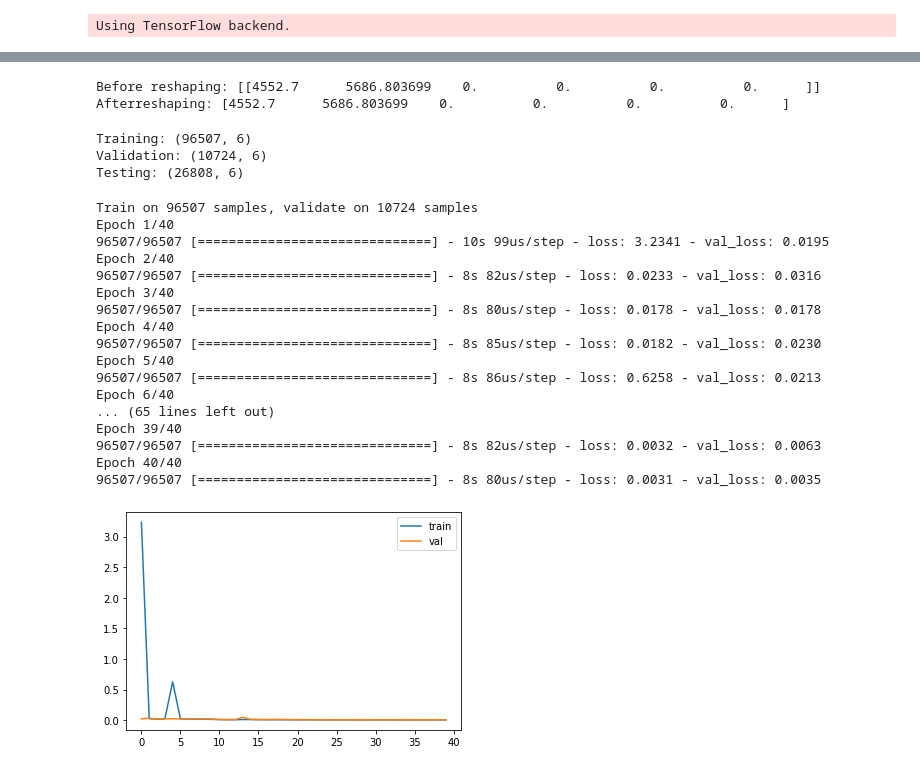
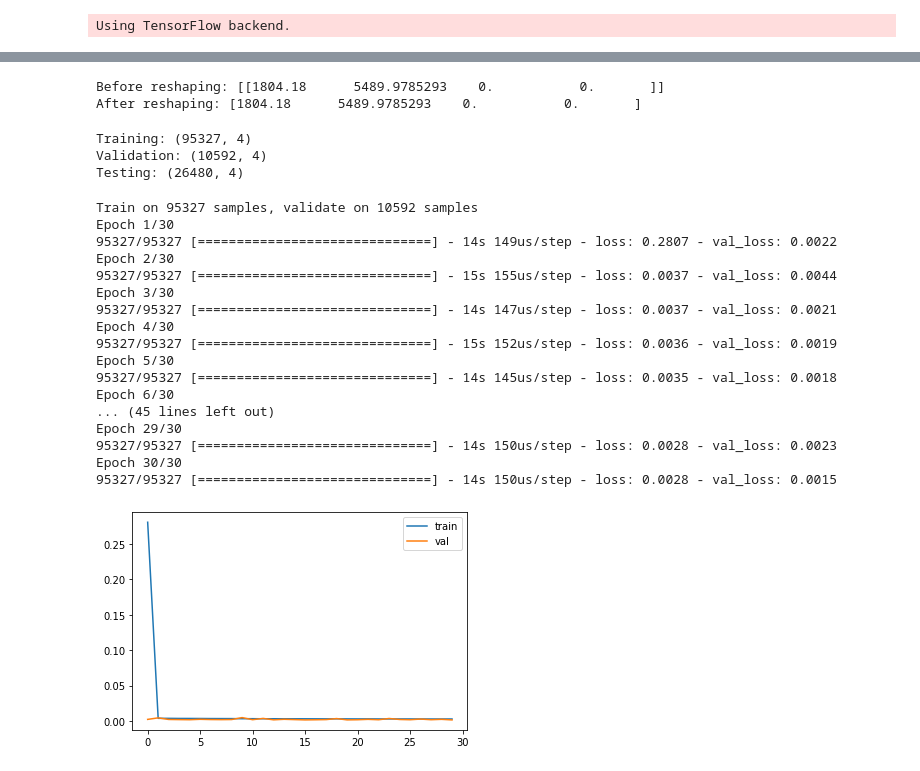
Before and after one commit to vrushaligirkar/Labquake-Prediction, a Jupyter notebook: DeepLearning/mlp_1.ipynb, the cells around one changed output, grey strips where cells are left out. Saved outputs shown, nothing was run; the diff lists cells and outputs as text; code cells hidden in the pictures.

```diff
--- a/DeepLearning/mlp_1.ipynb
+++ b/DeepLearning/mlp_1.ipynb
@@ -61,0 +52,11 @@ Target shape, Y =  (134039,)
+# %%
+# Preprocessing
+
+df = df.drop(['Time', 'Vel_der', 'T_der'], axis=1)   # Drop irrelevant features
+
+arr = df.to_numpy()
+n_steps = 1
+xdf, ydf = create_timesteps(arr, n_steps)
+
+print('Features shape, X = ', np.shape(xdf))
+print('Target shape, Y = ', np.shape(ydf))
@@ -62,57 +66,62 @@ Target shape, Y =  (134039,)
 # %%
-# Reshape features from 2D to 1D
+# Reshape features from 3D to 2D
 
 print('Before reshaping:', xdf[0])
-n_input = xdf.shape[1]*xdf.shape[2]
-xdf = xdf.reshape((xdf.shape[0], n_input))
-print('Afterreshaping:', xdf[0])
+n = xdf.shape[1]*xdf.shape[2]
+xdf = xdf.reshape((xdf.shape[0], n))
+print('After reshaping:', xdf[0])
 # %% [output]
-Before reshaping: [[4552.7      5686.803699    0.          0.          0.          0.      ]]
-Afterreshaping: [4552.7      5686.803699    0.          0.          0.          0.      ]
+Before reshaping: [[1804.18      5489.9785293    0.           0.       ]]
+After reshaping: [1804.18      5489.9785293    0.           0.       ]
 # %%
-## Split into train-val-test
+# Split into train-val-test
 x_train, x_test, y_train, y_test = train_test_split(xdf, ydf, test_size=0.2, shuffle=False)
 X_train, X_val, Y_train, Y_val = train_test_split(x_train, y_train, test_size=0.1, shuffle=False)
+
+# Normalize the features
+scaler = MinMaxScaler()
+X_train = pd.DataFrame(scaler.fit_transform(X_train))
+X_val = pd.DataFrame(scaler.transform(X_val))
+x_test = pd.DataFrame(scaler.transform(x_test))
+
 print("Training:", np.shape(X_train))
 print("Validation:", np.shape(X_val))
 print("Testing:", np.shape(x_test))
 # %% [output]
-Training: (96507, 6)
-Validation: (10724, 6)
-Testing: (26808, 6)
+Training: (95327, 4)
+Validation: (10592, 4)
+Testing: (26480, 4)
 # %%
 # Build the model
 
 model = Sequential()
-model.add(Dense(512, kernel_initializer = 'normal', input_dim = n_input, activation='relu'))
+model.add(Dense(512, kernel_initializer = 'normal', input_dim = n, activation='relu'))
 model.add(Dense(256, kernel_initializer = 'normal', activation='relu'))
-#model.add(Dropout(0.1))
 model.add(Dense(32, kernel_initializer = 'normal', activation='relu'))
-#model.add(BatchNormalization())
 model.add(Dense(1, kernel_initializer = 'normal', activation='linear'))
 model.compile(loss='mse', optimizer='adam')
-history = model.fit(X_train, Y_train, epochs=40, batch_size=32, validation_data=(X_val, Y_val), verbose=1)
+history = model.fit(X_train, Y_train, epochs=30, batch_size=32, validation_data=(X_val, Y_val), verbose=1)
 plt.plot(history.history['loss'], label='train')
 plt.plot(history.history['val_loss'], label='val')
 plt.legend()
 plt.show()
 # %% [output]
-Train on 96507 samples, validate on 10724 samples
-Epoch 1/40
-96507/96507 [==============================] - 10s 99us/step - loss: 3.2341 - val_loss: 0.0195
-Epoch 2/40
-96507/96507 [==============================] - 8s 82us/step - loss: 0.0233 - val_loss: 0.0316
-Epoch 3/40
-96507/96507 [==============================] - 8s 80us/step - loss: 0.0178 - val_loss: 0.0178
-Epoch 4/40
-96507/96507 [==============================] - 8s 85us/step - loss: 0.0182 - val_loss: 0.0230
-Epoch 5/40
-96507/96507 [==============================] - 8s 86us/step - loss: 0.6258 - val_loss: 0.0213
-Epoch 6/40
-... (65 lines left out)
-Epoch 39/40
-96507/96507 [==============================] - 8s 82us/step - loss: 0.0032 - val_loss: 0.0063
-Epoch 40/40
-96507/96507 [==============================] - 8s 80us/step - loss: 0.0031 - val_loss: 0.0035
+Train on 95327 samples, validate on 10592 samples
+Epoch 1/30
+95327/95327 [==============================] - 14s 149us/step - loss: 0.2807 - val_loss: 0.0022
+Epoch 2/30
+95327/95327 [==============================] - 15s 155us/step - loss: 0.0037 - val_loss: 0.0044
+Epoch 3/30
+95327/95327 [==============================] - 14s 147us/step - loss: 0.0037 - val_loss: 0.0021
+Epoch 4/30
+95327/95327 [==============================] - 15s 152us/step - loss: 0.0036 - val_loss: 0.0019
+Epoch 5/30
+95327/95327 [==============================] - 14s 145us/step - loss: 0.0035 - val_loss: 0.0018
+Epoch 6/30
+... (45 lines left out)
+Epoch 29/30
+95327/95327 [==============================] - 14s 150us/step - loss: 0.0028 - val_loss: 0.0023
+Epoch 30/30
+95327/95327 [==============================] - 14s 150us/step - loss: 0.0028 - val_loss: 0.0015
-[figure, old version]
+[figure, new version]
 # %%
```
Also changed, not shown: parts of 9 cells of this notebook, 1 other file.
